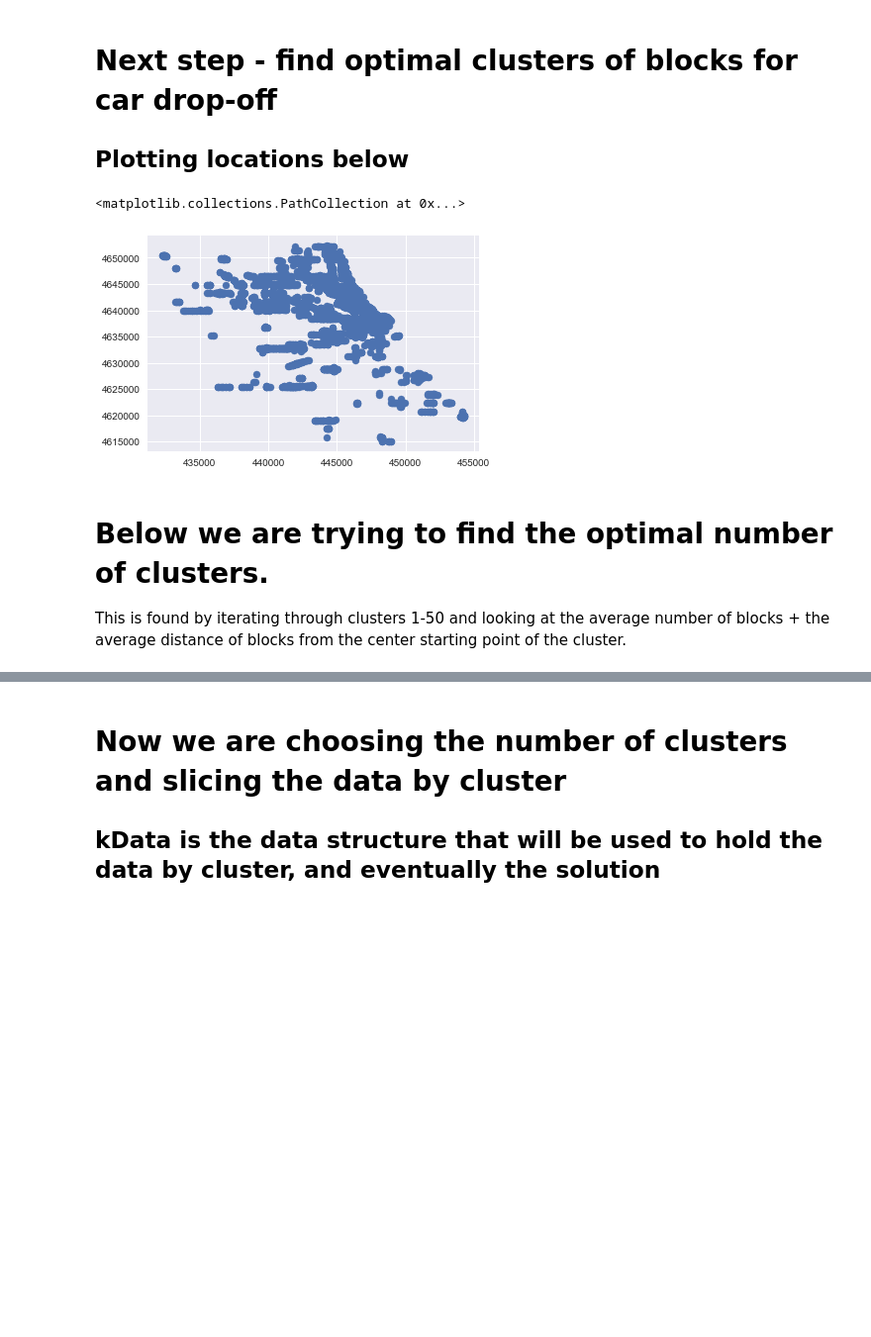
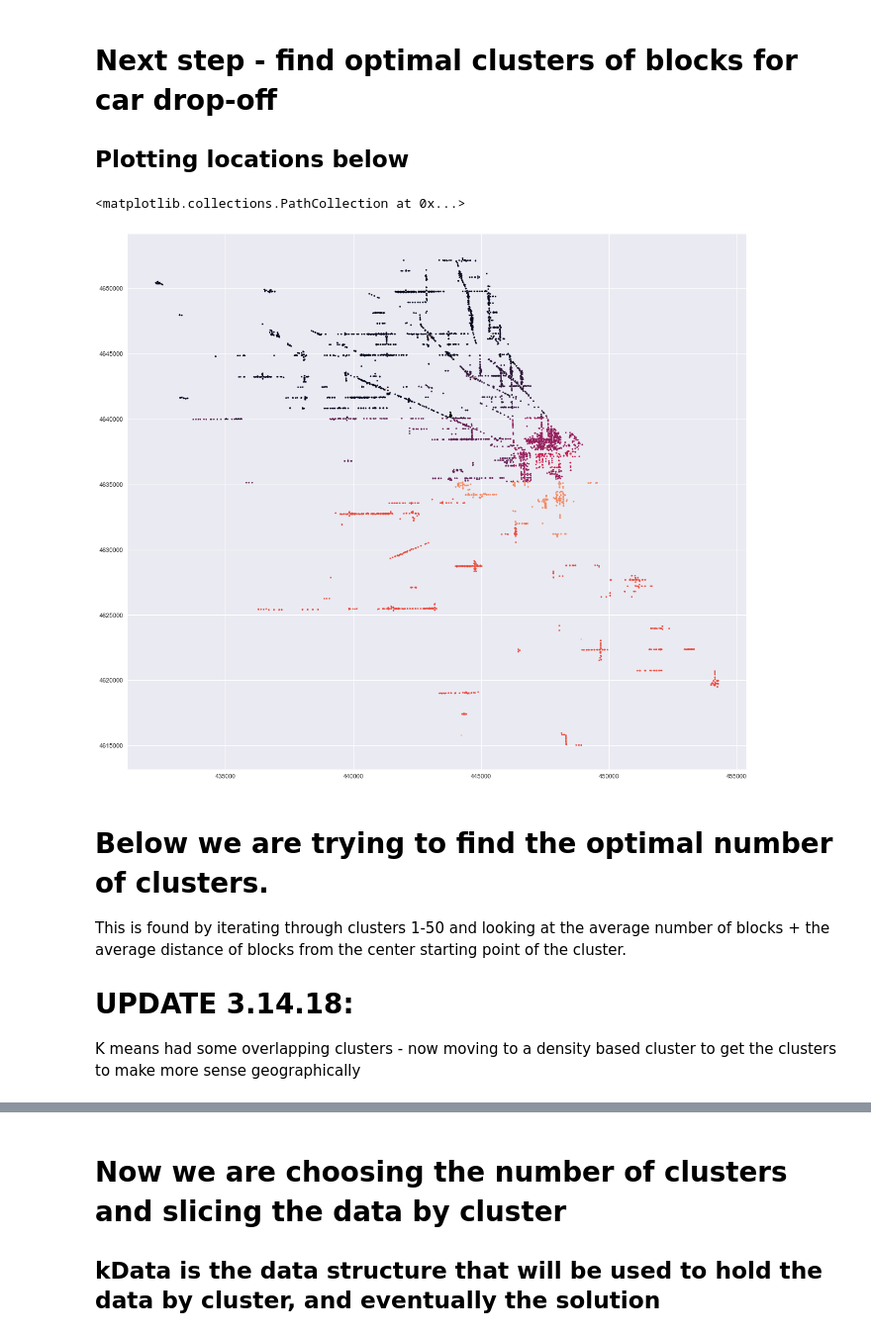
Before and after one commit to jswortz/Google-OR-Example, a Jupyter notebook: CPM Optimization March 2018.ipynb, the cells around one changed output, grey strips where cells are left out. Shown: that part at 99% size. Drawn from its saved outputs; the diff is of its cells as text; code cells hidden in the pictures; blank space fills up the shorter version.

```diff
--- a/CPM Optimization March 2018.ipynb
+++ b/CPM Optimization March 2018.ipynb
@@ -36,3 +36,5 @@ with open('Copy of blocks_com_031318.csv', 'rb') as csvfile:
 
 start_times =  [0] * len(demands)
 end_times = [3600 * 24] * len(start_times)
+zone = [int(x[4]) for x in labels]
+np.bincount(np.array(zone))
@@ -55,13 +59,20 @@ df.head()
 # %%
 %matplotlib inline
 import matplotlib.pyplot as plt
 import seaborn as sns; sns.set()  # for plot styling
 import numpy as np
 seed = 1234 # setting seed to keep results the same run to run
-plt.scatter([x[0] for x in locations], [x[1] for x in locations], s=50)
+fig=plt.figure(figsize=(18, 16), dpi= 80, facecolor='w', edgecolor='k')
+
+plt.scatter([x[0] for x in locations], [x[1] for x in locations], s=5, c=zone)
+# plt.figure(figsize=(200,100))
 # %% [output]
 <matplotlib.collections.PathCollection at 0x...>
-[figure, old version]
+[figure, new version]
 # %% [markdown]
 # Below we are trying to find the optimal number of clusters.
 This is found by iterating through clusters 1-50 and looking at the average number of blocks + the average distance of blocks from the center starting point of the cluster.
+
+# UPDATE 3.14.18:
+
+K means had some overlapping clusters - now moving to a density based cluster to get the clusters to make more sense geographically
```
Also changed, not shown: parts of 7 cells of this notebook, 4 other files.
